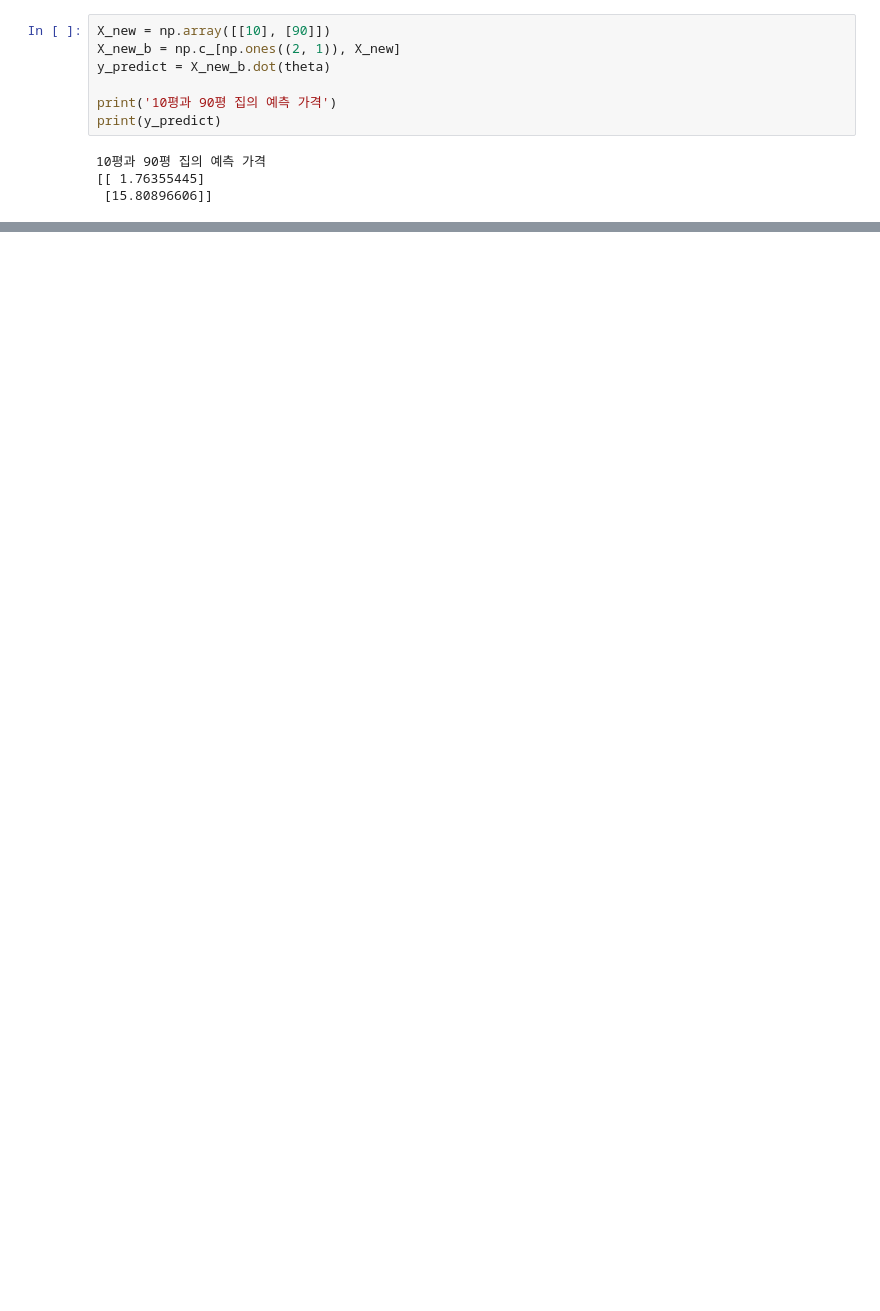
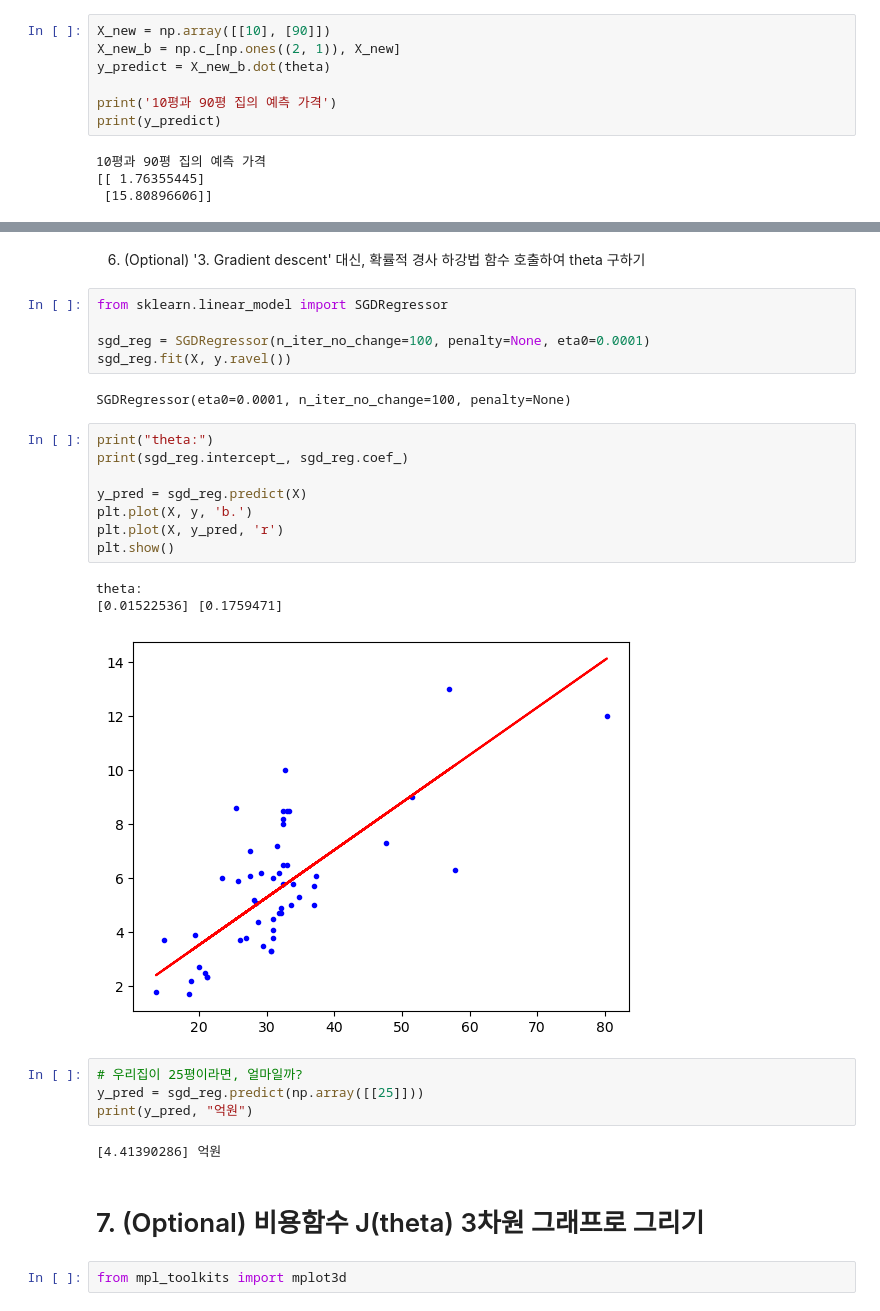
Before and after one commit to Hepheir/smu-HAEM0016-Artificial-Intelligence, a Jupyter notebook: 선형 회귀.ipynb, the cells around one changed output, grey strips where cells are left out. Saved outputs shown, nothing was run; the diff lists cells and outputs as text; blank space fills up the shorter version.

```diff
--- a/선형 회귀.ipynb
+++ b/선형 회귀.ipynb
@@ -73,0 +99,31 @@ print(y_predict)
+# %% [markdown]
+6. (Optional) '3. Gradient descent' 대신, 확률적 경사 하강법 함수 호출하여 theta 구하기
+# %%
+from sklearn.linear_model import SGDRegressor
+
+sgd_reg = SGDRegressor(n_iter_no_change=100, penalty=None, eta0=0.0001)
+sgd_reg.fit(X, y.ravel())
+# %% [output]
+SGDRegressor(eta0=0.0001, n_iter_no_change=100, penalty=None)
+# %%
+print("theta:")
+print(sgd_reg.intercept_, sgd_reg.coef_)
+
+y_pred = sgd_reg.predict(X)
+plt.plot(X, y, 'b.')
+plt.plot(X, y_pred, 'r')
+plt.show()
+# %% [output]
+theta:
+[0.01522536] [0.1759471]
+[figure, added]
+# %%
+# 우리집이 25평이라면, 얼마일까?
+y_pred = sgd_reg.predict(np.array([[25]]))
+print(y_pred, "억원")
+# %% [output]
+[4.41390286] 억원
+# %% [markdown]
+# 7. (Optional) 비용함수 J(theta) 3차원 그래프로 그리기
+# %%
+from mpl_toolkits import mplot3d
```
Also changed, not shown: parts of 11 cells of this notebook.
